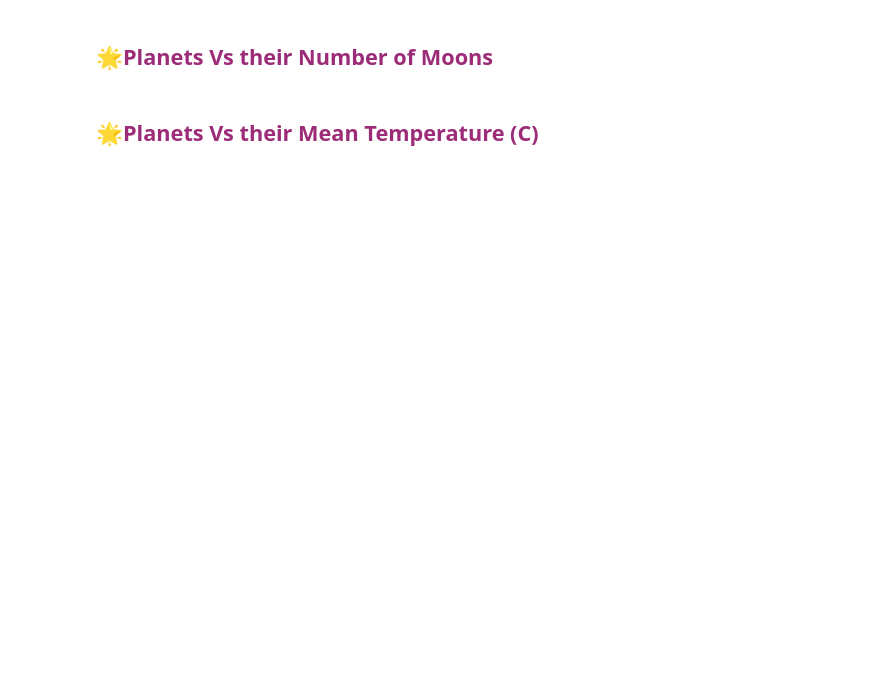
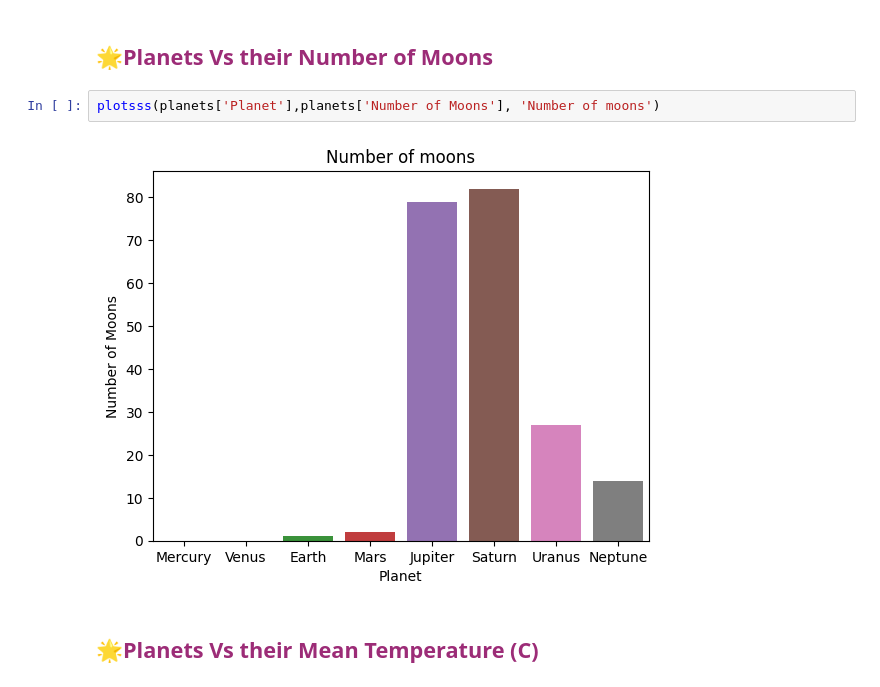
Before and after one commit to LuisMCota/upy3, a Jupyter notebook: Unit1/Pre-processing/Unit_1_Data_Preprocessing.ipynb, the cells around one changed output. Drawn from its saved outputs; the diff is of its cells as text; blank space fills up the shorter version.

```diff
--- a/Unit1/Pre-processing/Unit_1_Data_Preprocessing.ipynb
+++ b/Unit1/Pre-processing/Unit_1_Data_Preprocessing.ipynb
@@ -325,4 +328,8 @@ plotsss(planets['Planet'],planets['Surface Gravity(m/s^2)'], 'Surface gravity')
 # %% [markdown]
 ## **<span style="color:#9C2C77;">🌟Planets Vs their Number of Moons</span>**
+# %%
+plotsss(planets['Planet'],planets['Number of Moons'], 'Number of moons')
+# %% [output]
+[figure, added]
 # %% [markdown]
 ## **<span style="color:#9C2C77;">🌟Planets Vs their Mean Temperature (C)</span>**
```
Also changed, not shown: parts of 10 cells of this notebook.
